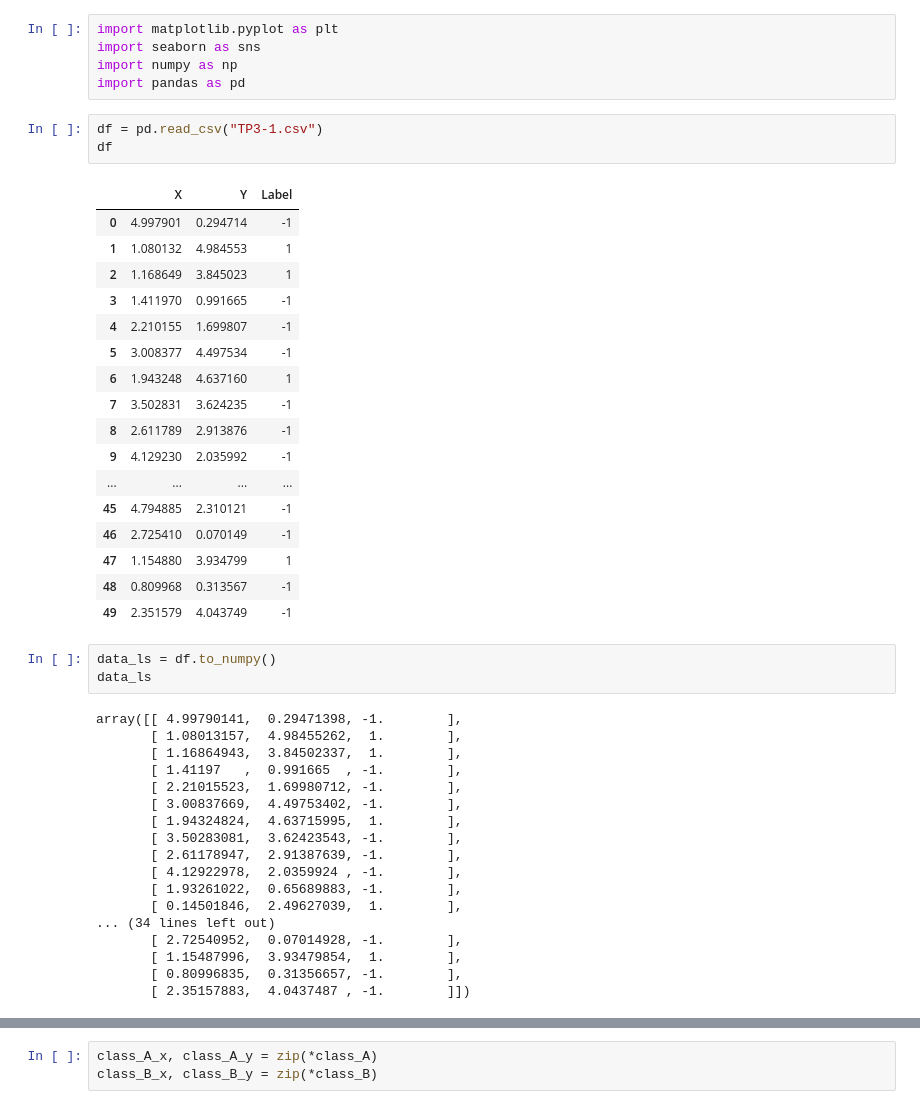
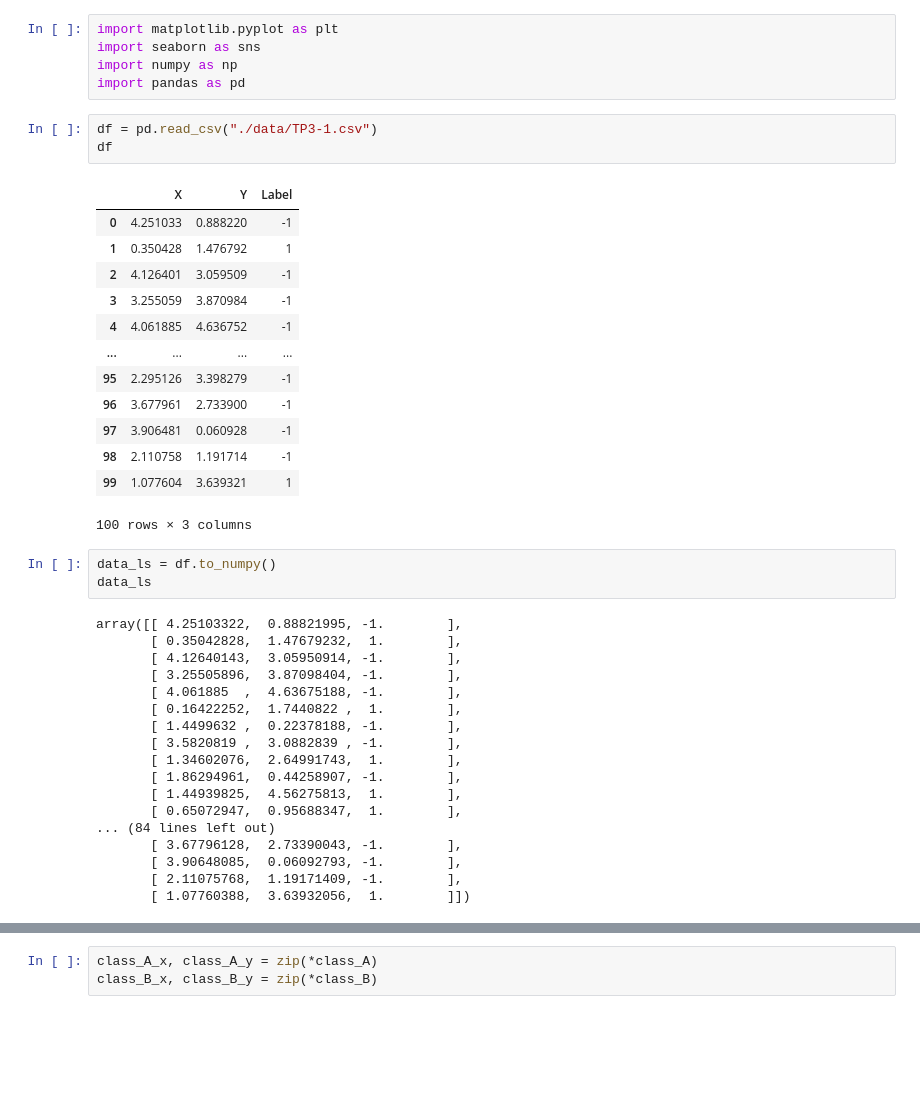
Before and after one commit to prausela/svm, a Jupyter notebook: ej1_perceptron.ipynb, the cells around one changed output, grey strips where cells are left out. Drawn from its saved outputs; the diff is of its cells as text; blank space fills up the shorter version.

```diff
--- a/ej1_perceptron.ipynb
+++ b/ej1_perceptron.ipynb
@@ -4,47 +4,43 @@ import seaborn as sns
 import numpy as np
 import pandas as pd
 # %%
-df = pd.read_csv("TP3-1.csv")
+df = pd.read_csv("./data/TP3-1.csv")
 df
 # %% [output]
 |  | X | Y | Label |
-| 0 | 4.997901 | 0.294714 | -1 |
-| 1 | 1.080132 | 4.984553 | 1 |
-| 2 | 1.168649 | 3.845023 | 1 |
-| 3 | 1.411970 | 0.991665 | -1 |
-| 4 | 2.210155 | 1.699807 | -1 |
-| 5 | 3.008377 | 4.497534 | -1 |
-| 6 | 1.943248 | 4.637160 | 1 |
-| 7 | 3.502831 | 3.624235 | -1 |
-| 8 | 2.611789 | 2.913876 | -1 |
-| 9 | 4.129230 | 2.035992 | -1 |
+| 0 | 4.251033 | 0.888220 | -1 |
+| 1 | 0.350428 | 1.476792 | 1 |
+| 2 | 4.126401 | 3.059509 | -1 |
+| 3 | 3.255059 | 3.870984 | -1 |
+| 4 | 4.061885 | 4.636752 | -1 |
 | ... | ... | ... | ... |
-| 45 | 4.794885 | 2.310121 | -1 |
-| 46 | 2.725410 | 0.070149 | -1 |
-| 47 | 1.154880 | 3.934799 | 1 |
-| 48 | 0.809968 | 0.313567 | -1 |
-| 49 | 2.351579 | 4.043749 | -1 |
+| 95 | 2.295126 | 3.398279 | -1 |
+| 96 | 3.677961 | 2.733900 | -1 |
+| 97 | 3.906481 | 0.060928 | -1 |
+| 98 | 2.110758 | 1.191714 | -1 |
+| 99 | 1.077604 | 3.639321 | 1 |
+100 rows × 3 columns
 # %%
 data_ls = df.to_numpy()
 data_ls
 # %% [output]
-array([[ 4.99790141,  0.29471398, -1.        ],
-       [ 1.08013157,  4.98455262,  1.        ],
-       [ 1.16864943,  3.84502337,  1.        ],
-       [ 1.41197   ,  0.991665  , -1.        ],
-       [ 2.21015523,  1.69980712, -1.        ],
-       [ 3.00837669,  4.49753402, -1.        ],
-       [ 1.94324824,  4.63715995,  1.        ],
-       [ 3.50283081,  3.62423543, -1.        ],
-       [ 2.61178947,  2.91387639, -1.        ],
-       [ 4.12922978,  2.0359924 , -1.        ],
-       [ 1.93261022,  0.65689883, -1.        ],
-       [ 0.14501846,  2.49627039,  1.        ],
-... (34 lines left out)
-       [ 2.72540952,  0.07014928, -1.        ],
-       [ 1.15487996,  3.93479854,  1.        ],
-       [ 0.80996835,  0.31356657, -1.        ],
-       [ 2.35157883,  4.0437487 , -1.        ]])
+array([[ 4.25103322,  0.88821995, -1.        ],
+       [ 0.35042828,  1.47679232,  1.        ],
+       [ 4.12640143,  3.05950914, -1.        ],
+       [ 3.25505896,  3.87098404, -1.        ],
+       [ 4.061885  ,  4.63675188, -1.        ],
+       [ 0.16422252,  1.7440822 ,  1.        ],
+       [ 1.4499632 ,  0.22378188, -1.        ],
+       [ 3.5820819 ,  3.0882839 , -1.        ],
+       [ 1.34602076,  2.64991743,  1.        ],
+       [ 1.86294961,  0.44258907, -1.        ],
+       [ 1.44939825,  4.56275813,  1.        ],
+       [ 0.65072947,  0.95688347,  1.        ],
+... (84 lines left out)
+       [ 3.67796128,  2.73390043, -1.        ],
+       [ 3.90648085,  0.06092793, -1.        ],
+       [ 2.11075768,  1.19171409, -1.        ],
+       [ 1.07760388,  3.63932056,  1.        ]])
 # %%
 class_A = [(x, y) for x, y, label in data_ls if label == 1]
 class_B = [(x, y) for x, y, label in data_ls if label == -1]
```
Also changed, not shown: parts of 10 cells of this notebook.
